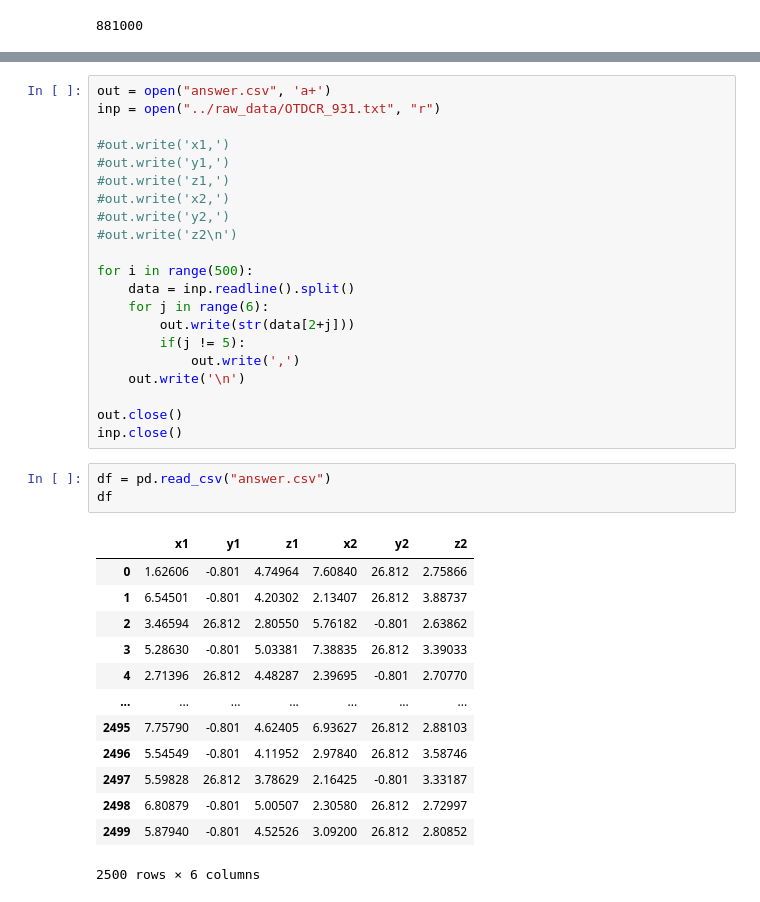
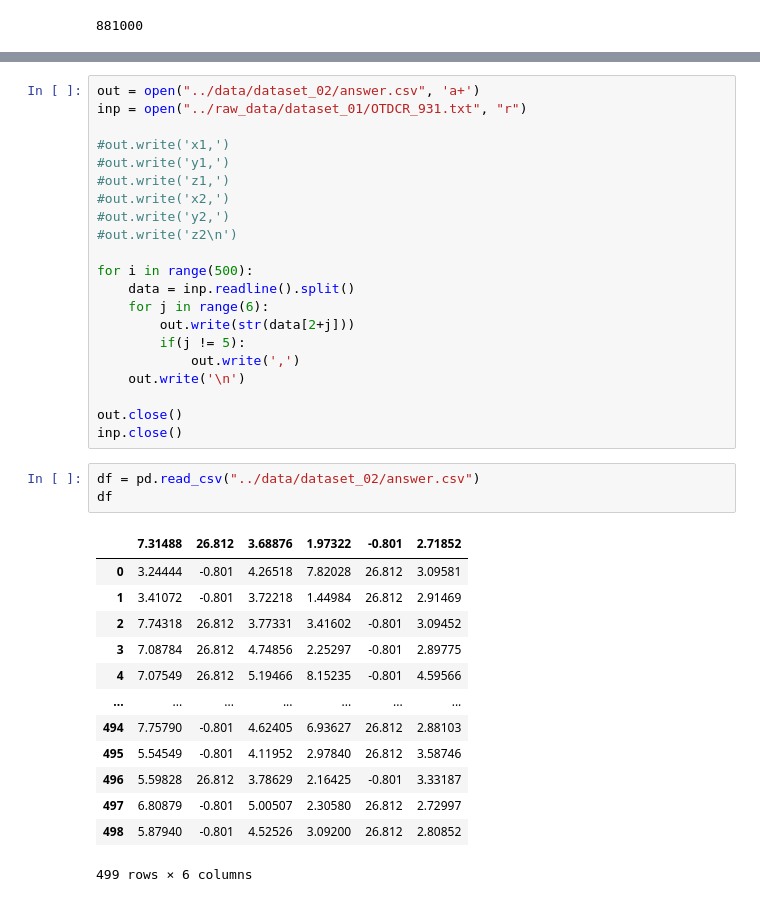
Before and after one commit to mawerid/muon_NN_NEVOD, a Jupyter notebook: src/handle_raw_data.ipynb, the cells around one changed output, grey strips where cells are left out. Cells and saved outputs as stored; diff of their text form.

```diff
--- a/src/handle_raw_data.ipynb
+++ b/src/handle_raw_data.ipynb
@@ -57,6 +57,6 @@ df
 # %%
-out = open("answer.csv", 'a+')
-inp = open("../raw_data/OTDCR_931.txt", "r")
+out = open("../data/dataset_02/answer.csv", 'a+')
+inp = open("../raw_data/dataset_01/OTDCR_931.txt", "r")
 
 #out.write('x1,')
 #out.write('y1,')
@@ -76,19 +76,19 @@ for i in range(500):
 out.close()
 inp.close()
 # %%
-df = pd.read_csv("answer.csv")
+df = pd.read_csv("../data/dataset_02/answer.csv")
 df
 # %% [output]
-|  | x1 | y1 | z1 | x2 | y2 | z2 |
-| 0 | 1.62606 | -0.801 | 4.74964 | 7.60840 | 26.812 | 2.75866 |
-| 1 | 6.54501 | -0.801 | 4.20302 | 2.13407 | 26.812 | 3.88737 |
-| 2 | 3.46594 | 26.812 | 2.80550 | 5.76182 | -0.801 | 2.63862 |
-| 3 | 5.28630 | -0.801 | 5.03381 | 7.38835 | 26.812 | 3.39033 |
-| 4 | 2.71396 | 26.812 | 4.48287 | 2.39695 | -0.801 | 2.70770 |
+|  | 7.31488 | 26.812 | 3.68876 | 1.97322 | -0.801 | 2.71852 |
+| 0 | 3.24444 | -0.801 | 4.26518 | 7.82028 | 26.812 | 3.09581 |
+| 1 | 3.41072 | -0.801 | 3.72218 | 1.44984 | 26.812 | 2.91469 |
+| 2 | 7.74318 | 26.812 | 3.77331 | 3.41602 | -0.801 | 3.09452 |
+| 3 | 7.08784 | 26.812 | 4.74856 | 2.25297 | -0.801 | 2.89775 |
+| 4 | 7.07549 | 26.812 | 5.19466 | 8.15235 | -0.801 | 4.59566 |
 | ... | ... | ... | ... | ... | ... | ... |
-| 2495 | 7.75790 | -0.801 | 4.62405 | 6.93627 | 26.812 | 2.88103 |
-| 2496 | 5.54549 | -0.801 | 4.11952 | 2.97840 | 26.812 | 3.58746 |
-| 2497 | 5.59828 | 26.812 | 3.78629 | 2.16425 | -0.801 | 3.33187 |
-| 2498 | 6.80879 | -0.801 | 5.00507 | 2.30580 | 26.812 | 2.72997 |
-| 2499 | 5.87940 | -0.801 | 4.52526 | 3.09200 | 26.812 | 2.80852 |
+| 494 | 7.75790 | -0.801 | 4.62405 | 6.93627 | 26.812 | 2.88103 |
+| 495 | 5.54549 | -0.801 | 4.11952 | 2.97840 | 26.812 | 3.58746 |
+| 496 | 5.59828 | 26.812 | 3.78629 | 2.16425 | -0.801 | 3.33187 |
+| 497 | 6.80879 | -0.801 | 5.00507 | 2.30580 | 26.812 | 2.72997 |
+| 498 | 5.87940 | -0.801 | 4.52526 | 3.09200 | 26.812 | 2.80852 |
-2500 rows × 6 columns
+499 rows × 6 columns
```
Also changed, not shown: parts of 3 cells of this notebook, 17 other files.
